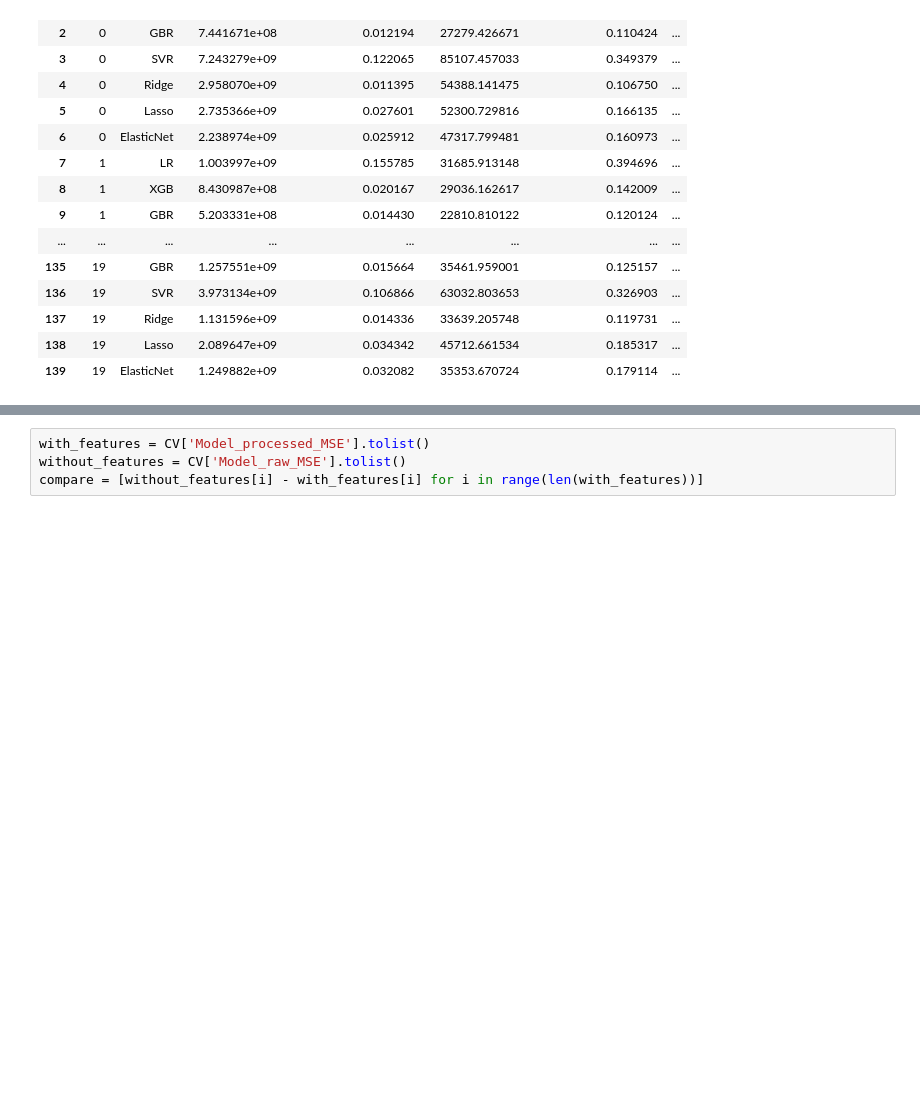
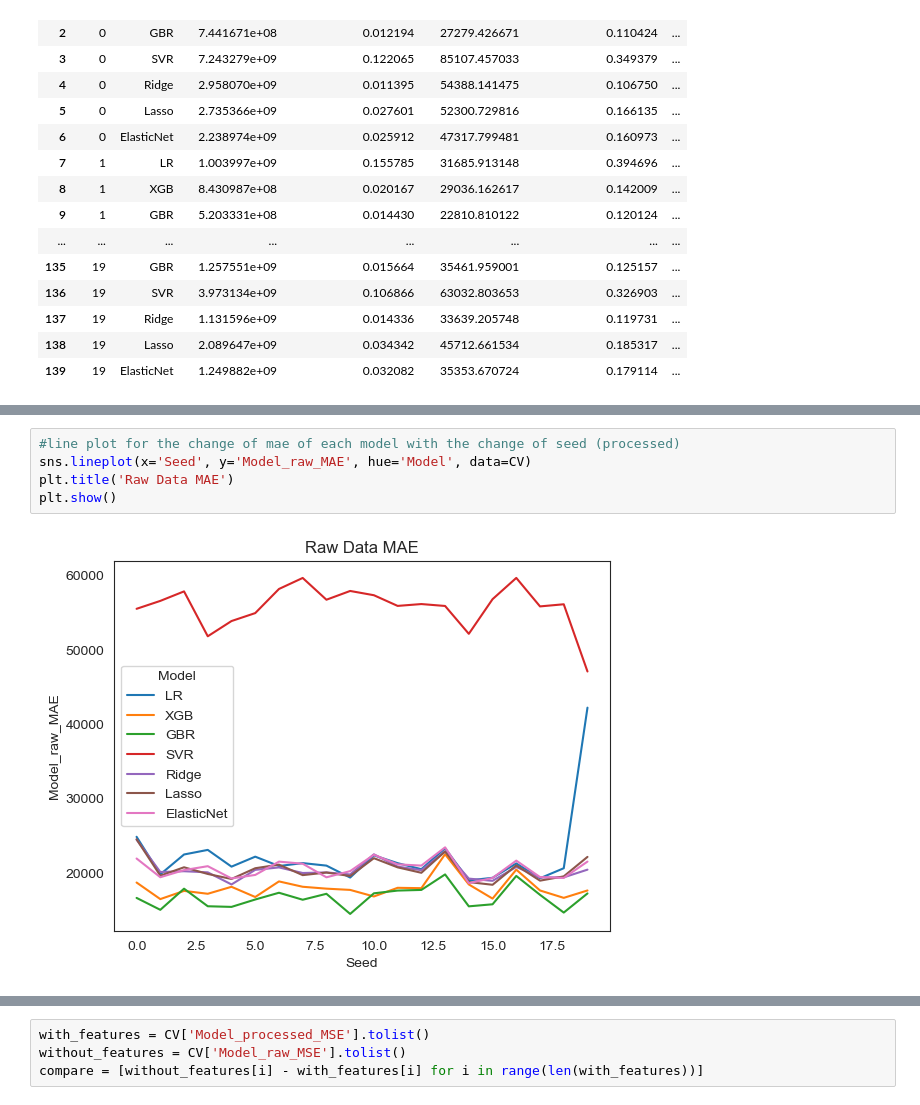
Before and after one commit to lamisgosu11/House-price-predictor, a Jupyter notebook: model-compare.ipynb, the cells around one changed output, grey strips where cells are left out. Saved outputs shown, nothing was run; the diff lists cells and outputs as text; blank space fills up the shorter version.

```diff
--- a/model-compare.ipynb
+++ b/model-compare.ipynb
@@ -573,0 +595,7 @@ pd.DataFrame(CV)
+# %%
+#line plot for the change of mae of each model with the change of seed (processed)
+sns.lineplot(x='Seed', y='Model_raw_MAE', hue='Model', data=CV)
+plt.title('Raw Data MAE')
+plt.show()
+# %% [output]
+[figure, added]
```
Also changed, not shown: parts of 10 cells of this notebook.
